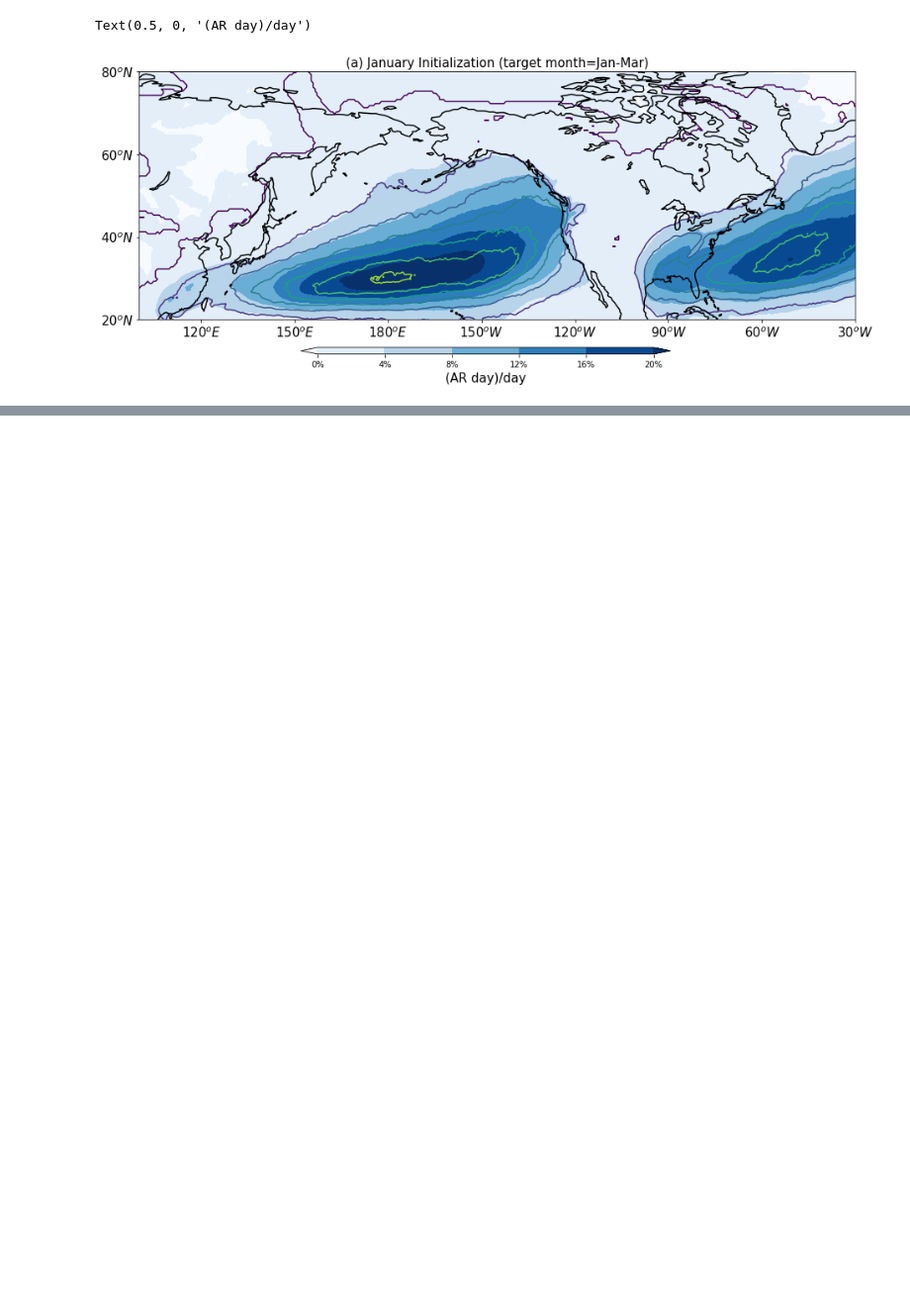
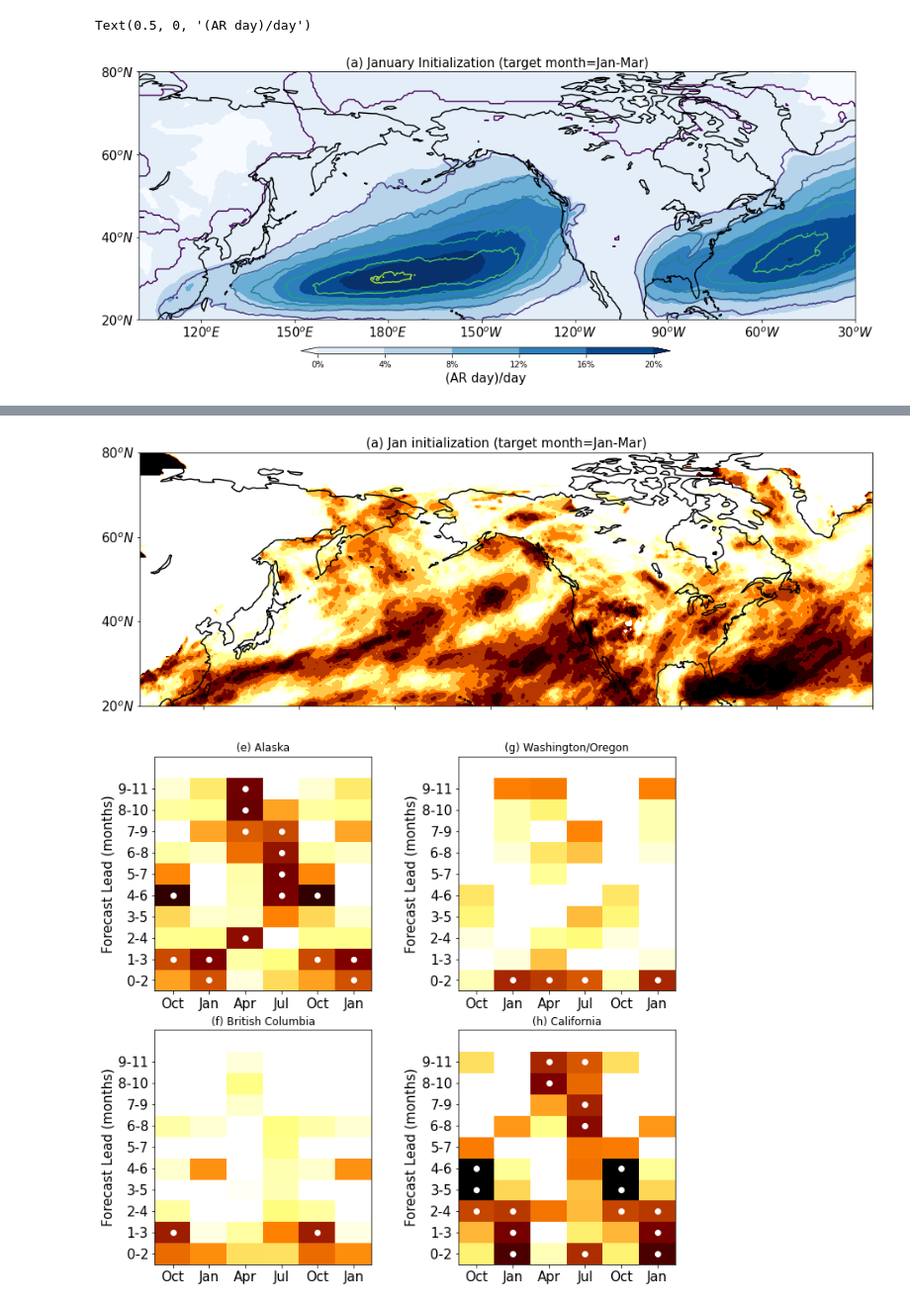
Before and after one commit to kuiper2000/kuiper2000.github.io, a Jupyter notebook: publication/AR_seasonal_prediction/PNAS_data.ipynb, the cells around one changed output, grey strips where cells are left out. Shown: that part at 99% size. Drawn from its saved outputs; the diff is of its cells as text; code cells hidden in the pictures; blank space fills up the shorter version.

```diff
--- a/publication/AR_seasonal_prediction/PNAS_data.ipynb
+++ b/publication/AR_seasonal_prediction/PNAS_data.ipynb
@@ -289,0 +268,63 @@ np.shape(Jan_skill)
+# %%
+#load file for Figure 3
+url             ='https://github.com/kuiper2000/kuiper2000.github.io/raw/master/publication/AR_seasonal_prediction/FIG3.npz'
+filename        = wget.download(url)
+data            = np.load('/content/FIG3.npz')
+Jan_map         = data['Jan_map']
+Apr_map         = data['Apr_map']
+Jul_map         = data['Jul_map']
+Oct_map         = data['Oct_map']
+ACC             = data['ACC']
+my_map          = 'afmhot_r'
+
+clevs=np.arange(0.0,0.8,0.1)
+fig=plt.figure()
+cs=plt.contourf(xx,yy,Jan_map,clevs,cmap=my_map,extend='both')
+plt.plot(costal_lon,costal_lat,color='k')
+plt.xticks(np.arange(0.5,6,1), (''))
+plt.xlim(100,330)
+plt.xticks([120,150,180,210,240,270,300,330], ['', '', '', '', '','','',''],fontsize=15)
+plt.ylim(20,80)
+plt.yticks([20,40,60,80], ['$20^oN$', '$40^oN$', '$60^oN$', '$80^oN$'],fontsize=15)
+plt.title('(a) Jan initialization (target month=Jan-Mar)',fontsize=15)
+fig.set_size_inches(15.5, 5.5)
+
+title_list = ['(e) Alaska','(f) British Columbia','(g) Washington/Oregon','(h) California']
+fig        = plt.figure()
+grid       = plt.GridSpec(4, 2, wspace=0.4, hspace=0.4)
+score      = np.zeros((12,6))
+
+for i in range(0,2):
+    plt.subplot(grid[0:2, 0+i])
+    score[0:10,1:5]=ACC[i*2,0:10,:]
+    score[:,0]=score[:,4]
+    score[:,5]=score[:,1]
+    plt.pcolor(score,cmap=my_map, vmin=0, vmax=0.7)
+    t = score*np.sqrt(23-2)/np.sqrt(1-score*score)
+    x_location,y_location=np.where(t>1.96)
+    plt.scatter(y_location+0.5,x_location+0.5,color='white')
+    #plt.colorbar(cs)
+    plt.xticks(np.arange(0.5,6,1), ('Oct','Jan','Apr','Jul','Oct','Jan'),fontsize=15)
+    plt.yticks(np.arange(0.5,10,1),('0-2','1-3','2-4','3-5','4-6','5-7','6-8','7-9','8-10','9-11'),fontsize=15)
+    plt.title(title_list[i*2])
+    plt.ylim([0,11])
+    plt.ylabel('Forecast Lead (months)',fontsize=15)
+
+    plt.subplot(grid[2:4, 0+i])
+    score[0:10,1:5]=ACC[i*2+1,0:10,:]
+    score[:,0]=score[:,4]
+    score[:,5]=score[:,1]
+    plt.pcolor(score,cmap=my_map, vmin=0, vmax=0.7)
+    t = score*np.sqrt(23-2)/np.sqrt(1-score*score)
+    x_location,y_location=np.where(t>1.96)
+    plt.scatter(y_location+0.5,x_location+0.5,color='white')
+    #plt.colorbar(cs)
+    plt.xticks(np.arange(0.5,6,1), ('Oct','Jan','Apr','Jul','Oct','Jan'),fontsize=15)
+    plt.yticks(np.arange(0.5,10,1),('0-2','1-3','2-4','3-5','4-6','5-7','6-8','7-9','8-10','9-11'),fontsize=15)
+    plt.title(title_list[i*2+1])
+    plt.ylim([0,11])
+    plt.ylabel('Forecast Lead (months)',fontsize=15)
+fig.set_size_inches(10.5, 10.5)
+# %% [output]
+[figure, added]
+[figure, added]
```
Also changed, not shown: parts of 5 cells of this notebook, 1 other file.
